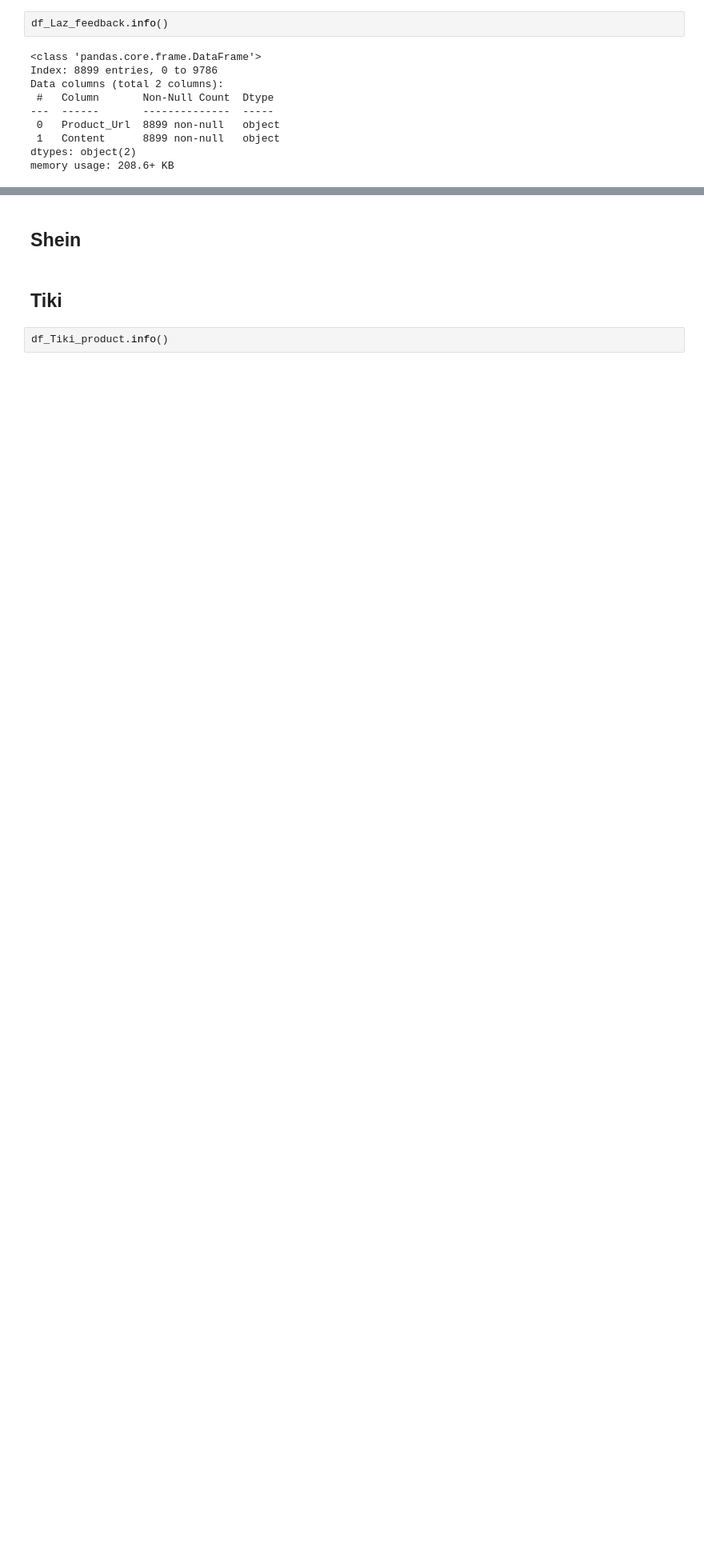
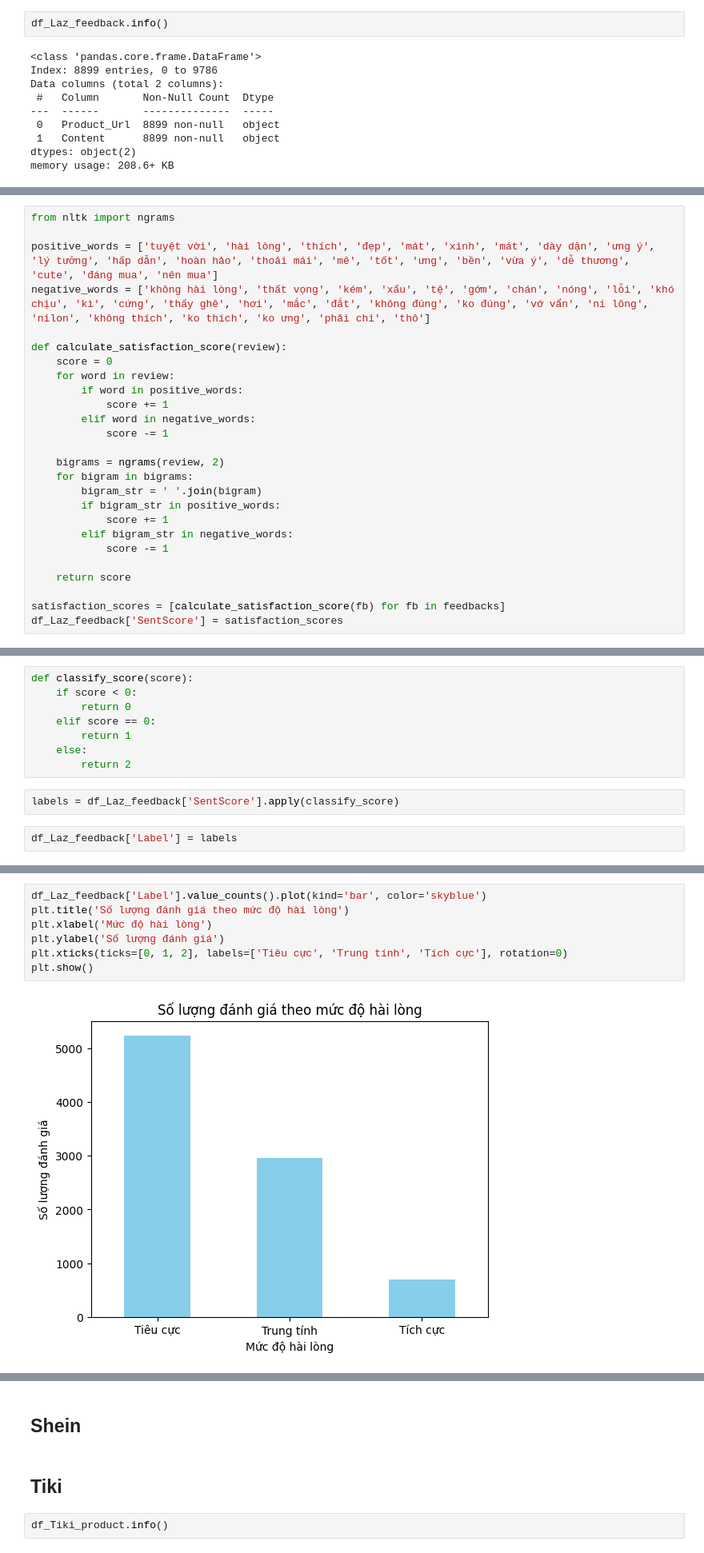
Before and after one commit to tathithienthanh/WomenFashionProductRecommendationSystem, a Jupyter notebook: Untitled.ipynb, the cells around one changed output, grey strips where cells are left out. Shown at 80% size. Saved outputs shown, nothing was run; the diff lists cells and outputs as text; blank space fills up the shorter version.

```diff
--- a/Untitled.ipynb
+++ b/Untitled.ipynb
@@ -1358,0 +1443,26 @@ memory usage: 208.6+ KB
+# %%
+from nltk import ngrams
+
+positive_words = ['tuyệt vời', 'hài lòng', 'thích', 'đẹp', 'mát', 'xinh', 'mát', 'dày dặn', 'ưng ý', 'lý tưởng', 'hấp dẫn', 'hoàn hảo', 'thoải mái', 'mê', 'tốt', 'ưng', 'bền', 'vừa ý', 'dễ thương', 'cute', 'đáng mua', 'nên mua']
+negative_words = ['không hài lòng', 'thất vọng', 'kém', 'xấu', 'tệ', 'gớm', 'chán', 'nóng', 'lỗi', 'khó chịu', 'kì', 'cứng', 'thấy ghê', 'hơi', 'mắc', 'đắt', 'không đúng', 'ko đúng', 'vớ vẩn', 'ni lông', 'nilon', 'không thích', 'ko thích', 'ko ưng', 'phải chi', 'thô']
+
+def calculate_satisfaction_score(review):
+    score = 0
+    for word in review:
+        if word in positive_words:
+            score += 1
+        elif word in negative_words:
+            score -= 1
+
+    bigrams = ngrams(review, 2)
+    for bigram in bigrams:
+        bigram_str = ' '.join(bigram)
+        if bigram_str in positive_words:
+            score += 1
+        elif bigram_str in negative_words:
+            score -= 1
+
+    return score
+
+satisfaction_scores = [calculate_satisfaction_score(fb) for fb in feedbacks]
+df_Laz_feedback['SentScore'] = satisfaction_scores
@@ -1358,0 +1490,12 @@ memory usage: 208.6+ KB
+# %%
+def classify_score(score):
+    if score < 0:
+        return 0
+    elif score == 0:
+        return 1
+    else:
+        return 2
+# %%
+labels = df_Laz_feedback['SentScore'].apply(classify_score)
+# %%
+df_Laz_feedback['Label'] = labels
@@ -1358,0 +1510,9 @@ memory usage: 208.6+ KB
+# %%
+df_Laz_feedback['Label'].value_counts().plot(kind='bar', color='skyblue')
+plt.title('Số lượng đánh giá theo mức độ hài lòng')
+plt.xlabel('Mức độ hài lòng')
+plt.ylabel('Số lượng đánh giá')
+plt.xticks(ticks=[0, 1, 2], labels=['Tiêu cực', 'Trung tính', 'Tích cực'], rotation=0)
+plt.show()
+# %% [output]
+[figure, added]
```
Also changed, not shown: parts of 40 cells of this notebook.
